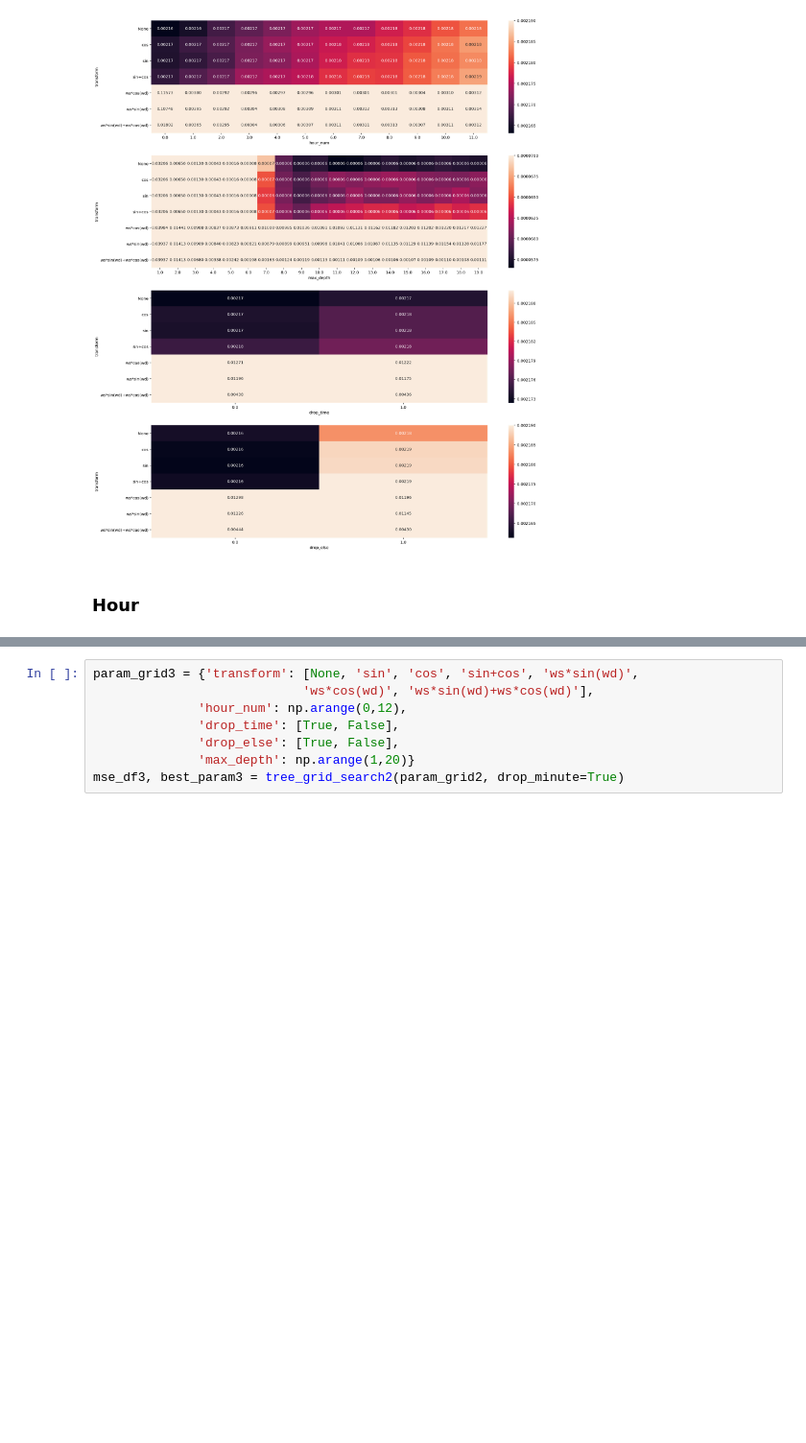
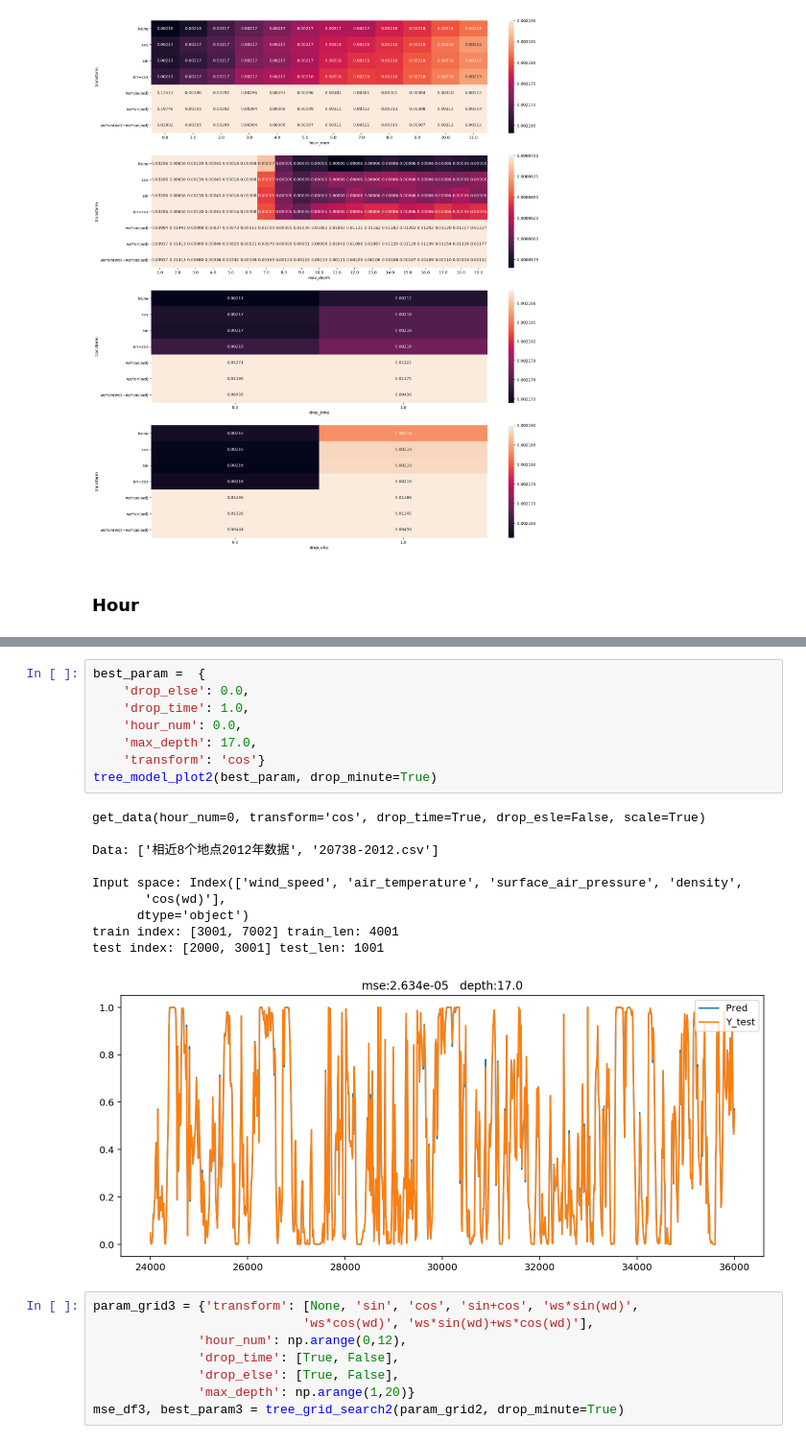
Before and after one commit to longdongchuan/ML_Project, a Jupyter notebook: ML - 2.1/input test/tree_esn/tree_model.ipynb, the cells around one changed output, grey strips where cells are left out. Shown at 96% size. Cells and saved outputs as stored; diff of their text form; blank space fills up the shorter version.

```diff
--- a/ML - 2.1/input test/tree_esn/tree_model.ipynb
+++ b/ML - 2.1/input test/tree_esn/tree_model.ipynb
@@ -286,3 +203,22 @@ def get_data2(hour_num=0,
+# %%
+best_param =  {
+    'drop_else': 0.0,
+    'drop_time': 1.0,
+    'hour_num': 0.0,
+    'max_depth': 17.0,
+    'transform': 'cos'}
+tree_model_plot2(best_param, drop_minute=True)
+# %% [output]
+get_data(hour_num=0, transform='cos', drop_time=True, drop_esle=False, scale=True)
+
+Data: ['相近8个地点2012年数据', '20738-2012.csv']
+
+Input space: Index(['wind_speed', 'air_temperature', 'surface_air_pressure', 'density',
+       'cos(wd)'],
+      dtype='object')
+train index: [3001, 7002] train_len: 4001
+test index: [2000, 3001] test_len: 1001
+[figure, added]
 # %%
 param_grid3 = {'transform': [None, 'sin', 'cos', 'sin+cos', 'ws*sin(wd)',
                             'ws*cos(wd)', 'ws*sin(wd)+ws*cos(wd)'],
```
Also changed, not shown: parts of 2 cells of this notebook, 24 other files.
